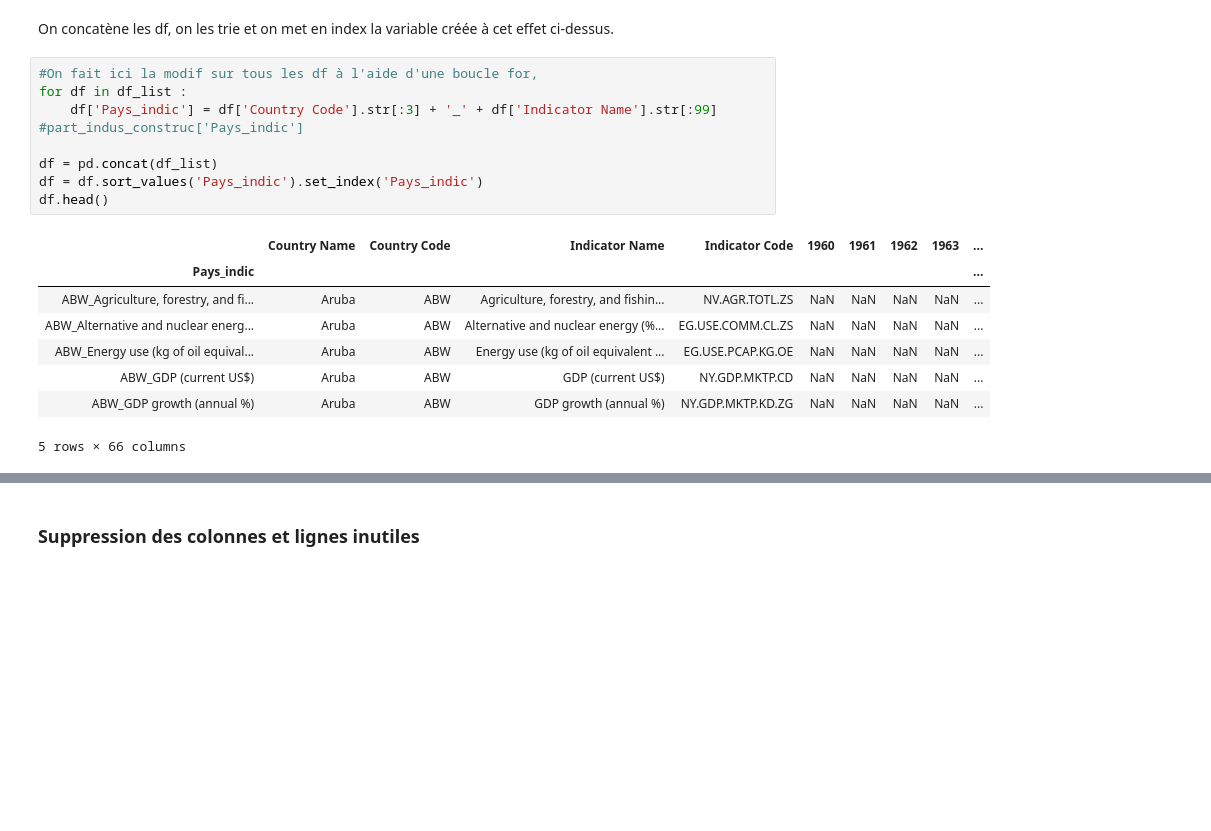
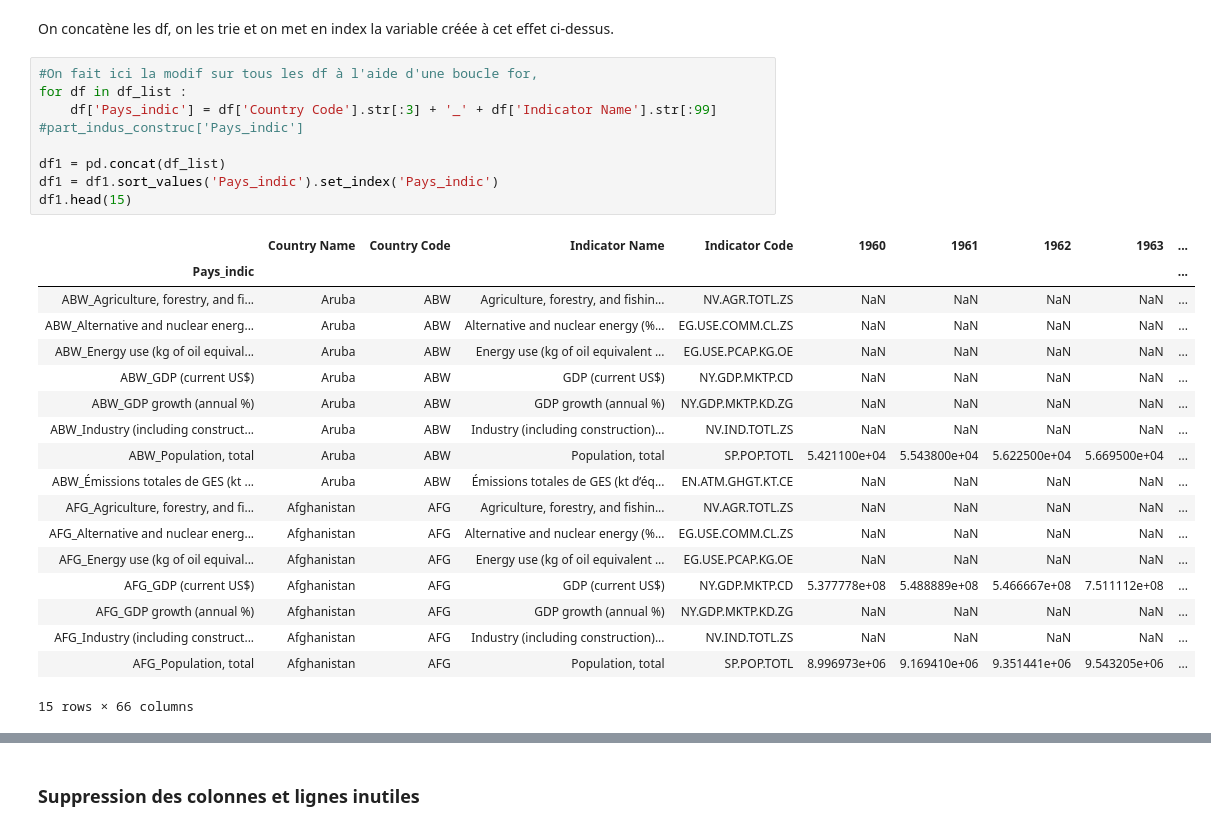
Before and after one commit to Adrien-Mcode/Python-data-science-Lecalve-Majka, a Jupyter notebook: COPIE .2, code variable.ipynb, the cells around one changed output, grey strips where cells are left out. Drawn from its saved outputs; the diff is of its cells as text; blank space fills up the shorter version.

```diff
--- a/COPIE .2, code variable.ipynb
+++ b/COPIE .2, code variable.ipynb
@@ -103,19 +95,29 @@ On concatène les df, on les trie et on met en index la variable créée à cet
 # %%
 #On fait ici la modif sur tous les df à l'aide d'une boucle for,
 for df in df_list :
     df['Pays_indic'] = df['Country Code'].str[:3] + '_' + df['Indicator Name'].str[:99]
 #part_indus_construc['Pays_indic']
 
-df = pd.concat(df_list)
-df = df.sort_values('Pays_indic').set_index('Pays_indic')
-df.head()
+df1 = pd.concat(df_list)
+df1 = df1.sort_values('Pays_indic').set_index('Pays_indic')
+df1.head(15)
 # %% [output]
 |  | Country Name | Country Code | Indicator Name | Indicator Code | 1960 | 1961 | 1962 | 1963 | ... |
 | Pays_indic |  |  |  |  |  |  |  |  | ... |
 | ABW_Agriculture, forestry, and fi... | Aruba | ABW | Agriculture, forestry, and fishin... | NV.AGR.TOTL.ZS | NaN | NaN | NaN | NaN | ... |
 | ABW_Alternative and nuclear energ... | Aruba | ABW | Alternative and nuclear energy (%... | EG.USE.COMM.CL.ZS | NaN | NaN | NaN | NaN | ... |
 | ABW_Energy use (kg of oil equival... | Aruba | ABW | Energy use (kg of oil equivalent ... | EG.USE.PCAP.KG.OE | NaN | NaN | NaN | NaN | ... |
 | ABW_GDP (current US$) | Aruba | ABW | GDP (current US$) | NY.GDP.MKTP.CD | NaN | NaN | NaN | NaN | ... |
 | ABW_GDP growth (annual %) | Aruba | ABW | GDP growth (annual %) | NY.GDP.MKTP.KD.ZG | NaN | NaN | NaN | NaN | ... |
+| ABW_Industry (including construct... | Aruba | ABW | Industry (including construction)... | NV.IND.TOTL.ZS | NaN | NaN | NaN | NaN | ... |
+| ABW_Population, total | Aruba | ABW | Population, total | SP.POP.TOTL | 5.421100e+04 | 5.543800e+04 | 5.622500e+04 | 5.669500e+04 | ... |
+| ABW_Émissions totales de GES (kt ... | Aruba | ABW | Émissions totales de GES (kt d’éq... | EN.ATM.GHGT.KT.CE | NaN | NaN | NaN | NaN | ... |
+| AFG_Agriculture, forestry, and fi... | Afghanistan | AFG | Agriculture, forestry, and fishin... | NV.AGR.TOTL.ZS | NaN | NaN | NaN | NaN | ... |
+| AFG_Alternative and nuclear energ... | Afghanistan | AFG | Alternative and nuclear energy (%... | EG.USE.COMM.CL.ZS | NaN | NaN | NaN | NaN | ... |
+| AFG_Energy use (kg of oil equival... | Afghanistan | AFG | Energy use (kg of oil equivalent ... | EG.USE.PCAP.KG.OE | NaN | NaN | NaN | NaN | ... |
+| AFG_GDP (current US$) | Afghanistan | AFG | GDP (current US$) | NY.GDP.MKTP.CD | 5.377778e+08 | 5.488889e+08 | 5.466667e+08 | 7.511112e+08 | ... |
+| AFG_GDP growth (annual %) | Afghanistan | AFG | GDP growth (annual %) | NY.GDP.MKTP.KD.ZG | NaN | NaN | NaN | NaN | ... |
+| AFG_Industry (including construct... | Afghanistan | AFG | Industry (including construction)... | NV.IND.TOTL.ZS | NaN | NaN | NaN | NaN | ... |
+| AFG_Population, total | Afghanistan | AFG | Population, total | SP.POP.TOTL | 8.996973e+06 | 9.169410e+06 | 9.351441e+06 | 9.543205e+06 | ... |
-5 rows × 66 columns
+15 rows × 66 columns
 # %%
```
Also changed, not shown: parts of 8 cells of this notebook, 1 other file.
